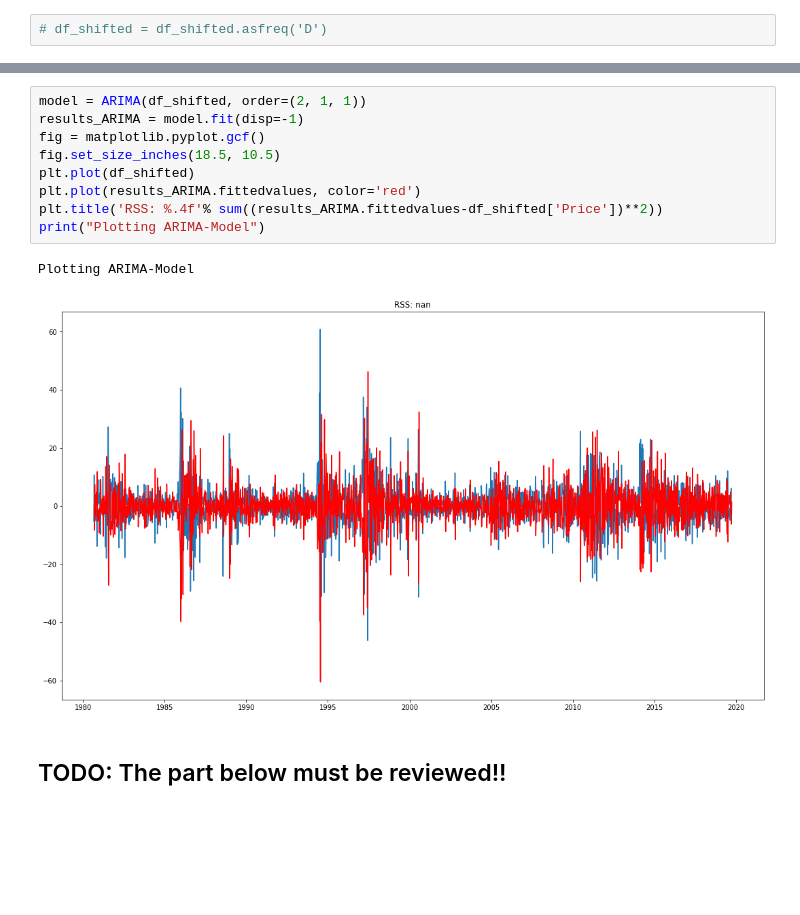
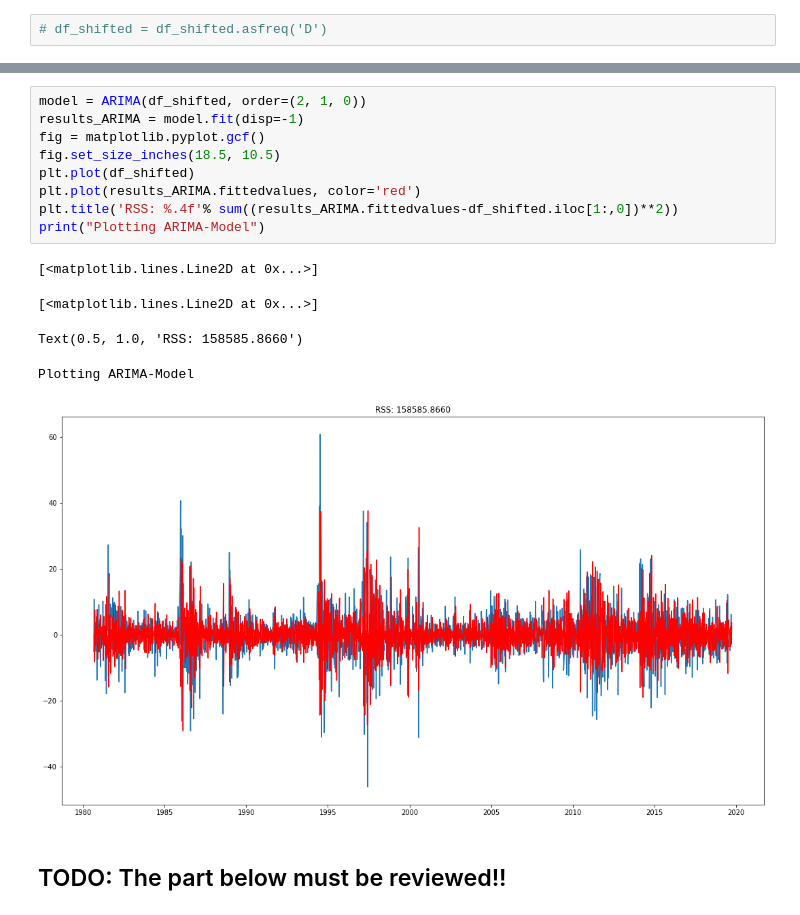
Before and after one commit to teodorkasap/coffee-futures-time-series-analysis, a Jupyter notebook: nb-time-series-analysis-us-coffee-futures-3.ipynb, the cells around one changed output, grey strips where cells are left out. Cells and saved outputs as stored; diff of their text form; blank space fills up the shorter version.

```diff
--- a/nb-time-series-analysis-us-coffee-futures-3.ipynb
+++ b/nb-time-series-analysis-us-coffee-futures-3.ipynb
@@ -445,15 +511,18 @@ Plotting MA-Model
 # %%
-model = ARIMA(df_shifted, order=(2, 1, 1))
+model = ARIMA(df_shifted, order=(2, 1, 0))
 results_ARIMA = model.fit(disp=-1)
 fig = matplotlib.pyplot.gcf()
 fig.set_size_inches(18.5, 10.5)
 plt.plot(df_shifted)
 plt.plot(results_ARIMA.fittedvalues, color='red')
-plt.title('RSS: %.4f'% sum((results_ARIMA.fittedvalues-df_shifted['Price'])**2))
+plt.title('RSS: %.4f'% sum((results_ARIMA.fittedvalues-df_shifted.iloc[1:,0])**2))
 print("Plotting ARIMA-Model")
 # %% [output]
-Plotting ARIMA-Model
+[<matplotlib.lines.Line2D at 0x...>]
+[<matplotlib.lines.Line2D at 0x...>]
+Text(0.5, 1.0, 'RSS: 158585.8660')
+Plotting ARIMA-Model
-[figure, old version]
+[figure, new version]
 # %% [markdown]
 ## TODO: The part below must be reviewed!!
 # %% [markdown]
```
Also changed, not shown: parts of 21 cells of this notebook, 2 other files.
